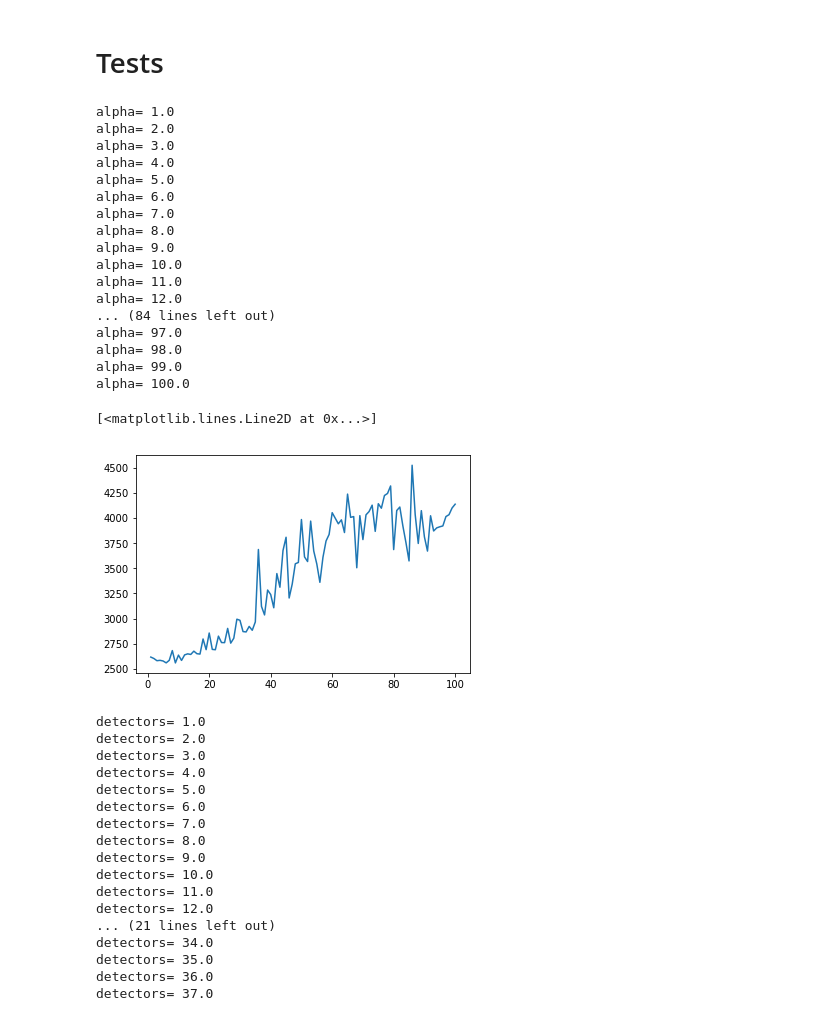
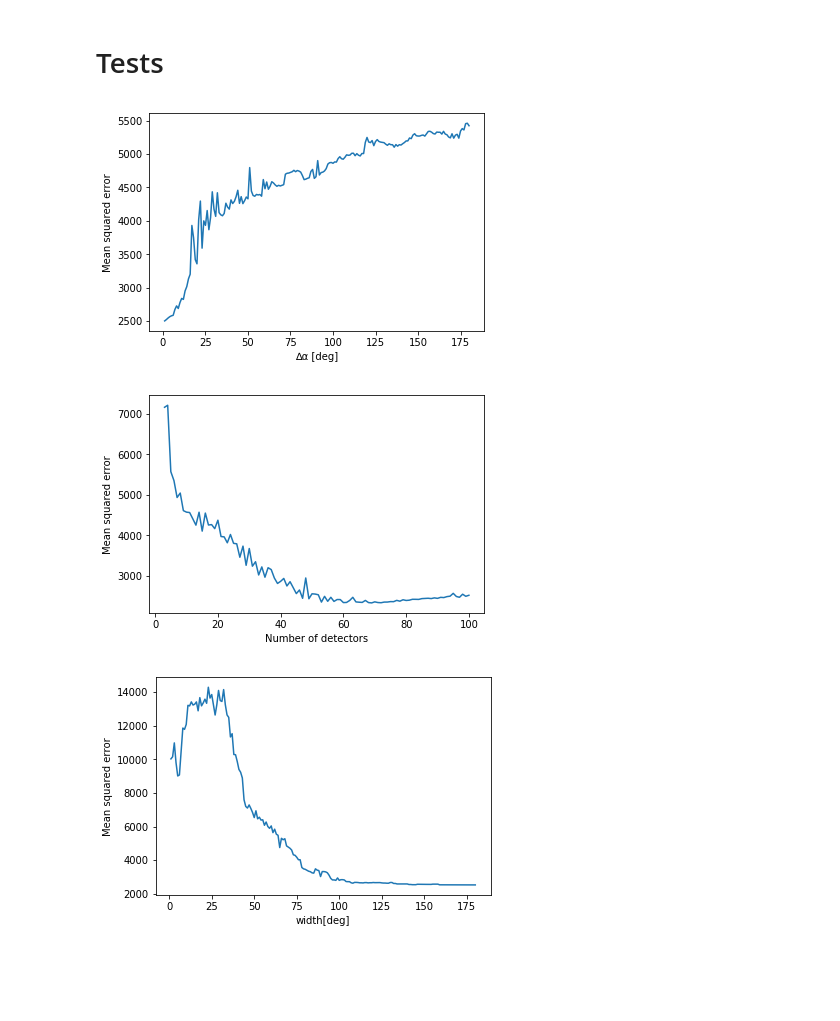
Before and after one commit to damianhorna/backprojection-tomography, a Jupyter notebook: interactive.ipynb, the cells around one changed output. Cells and saved outputs as stored; diff of their text form; code cells hidden in the pictures; blank space fills up the shorter version.

Commit message:
tests

```diff
--- a/interactive.ipynb
+++ b/interactive.ipynb
@@ -92,7 +92,9 @@ def gen_sinogram(n,angle, alphaStepDeg, img):
     sinogram = sinogram / sinogram.max()
     return sinogram, all_lines
 
-def restore_picture(sinogram, lines, picture_shape):
+def restore_picture(sinogram, lines, picture_shape, save_partial_results = False):
+    partial_results = []
+
     x,y = picture_shape[0], picture_shape[1]
     b = max(picture_shape)
 
@@ -104,13 +106,20 @@ def restore_picture(sinogram, lines, picture_shape):
             for px, py in line:
                     restoration[px,py] += sinogram[j, i]
                     count_matrix[px,py] += 1
+        if save_partial_results:
+            normalized = normalize_with_count_matrix(restoration, count_matrix)
+            partial_results.append(normalized.copy())
 
+    restoration = normalize_with_count_matrix(restoration, count_matrix)
+    return restoration, partial_results
+
+def normalize_with_count_matrix(restoration, count_matrix):
+    normalized = restoration
     for i in range(count_matrix.shape[0]):
         for j in range(count_matrix.shape[1]):
             if count_matrix[i,j] != 0:
-                restoration[i,j] /= count_matrix[i,j]
-
-    return restoration
+                normalized[i,j] /= count_matrix[i,j]
+    return normalized
 
 def conv1d(X,H):
     m=len(X);
@@ -402,44 +430,15 @@ def test_on_iter():
 # %%
-a, e1 = test_on_alpha(1, 100)
-plt.plot(a,e1)
+a, e1 = test_on_alpha(1, 180)
+plot_and_save(a, e1, '∆α [deg]', 'alpha.png' )
 # %% [output]
-alpha= 1.0
-alpha= 2.0
-alpha= 3.0
-alpha= 4.0
-alpha= 5.0
-alpha= 6.0
-alpha= 7.0
-alpha= 8.0
-alpha= 9.0
-alpha= 10.0
-alpha= 11.0
-alpha= 12.0
-... (84 lines left out)
-alpha= 97.0
-alpha= 98.0
-alpha= 99.0
-alpha= 100.0
-[<matplotlib.lines.Line2D at 0x...>]
-[figure, old version]
+[figure, new version]
 # %%
-d, e2 = test_on_detectors_number(1, 50)
-plt.plot(d,e2)
+d, e2 = test_on_detectors_number(1, 100)
+plot_and_save(d, e2, 'Number of detectors', 'detectors.png')
 # %% [output]
-detectors= 1.0
-detectors= 2.0
-detectors= 3.0
-detectors= 4.0
-detectors= 5.0
-detectors= 6.0
-detectors= 7.0
-detectors= 8.0
-detectors= 9.0
-detectors= 10.0
-detectors= 11.0
-detectors= 12.0
-... (21 lines left out)
-detectors= 34.0
-detectors= 35.0
-detectors= 36.0
-detectors= 37.0
+[figure, added]
+# %%
+l, e3 = test_on_length(1, 180)
+plot_and_save(l, e3, 'width[deg]', 'width.png')
+# %% [output]
+[figure, added]
```
Also changed, not shown: parts of 3 cells of this notebook, 4 other files.
